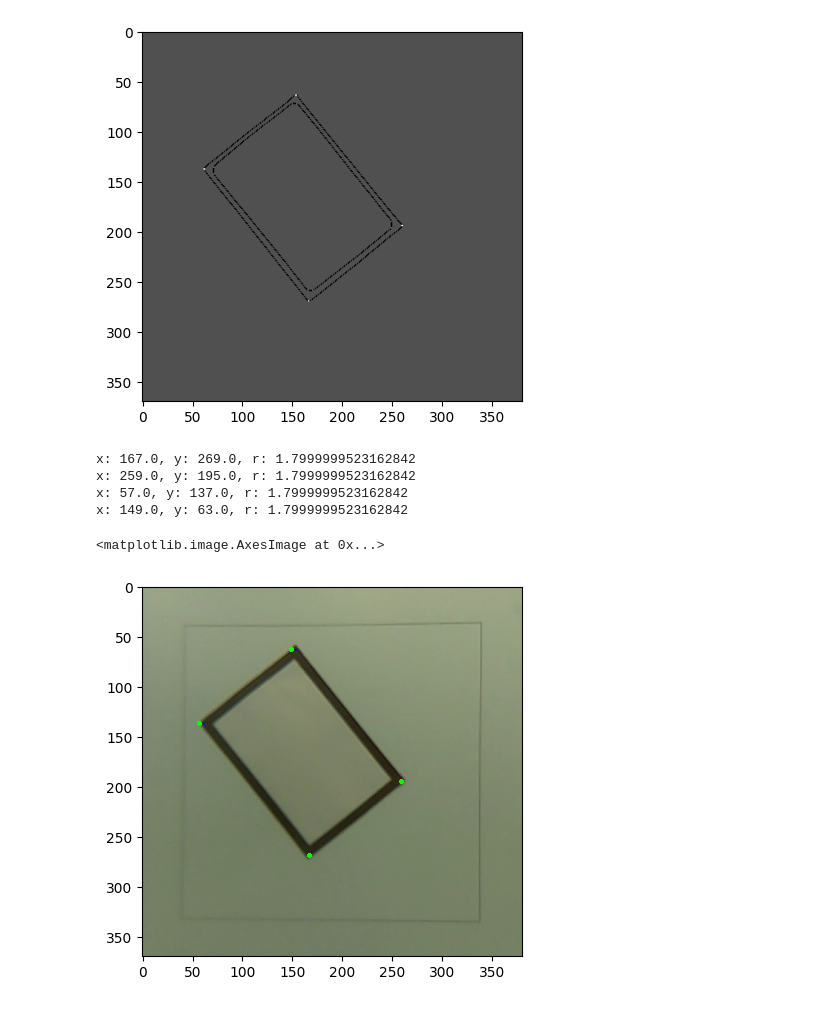
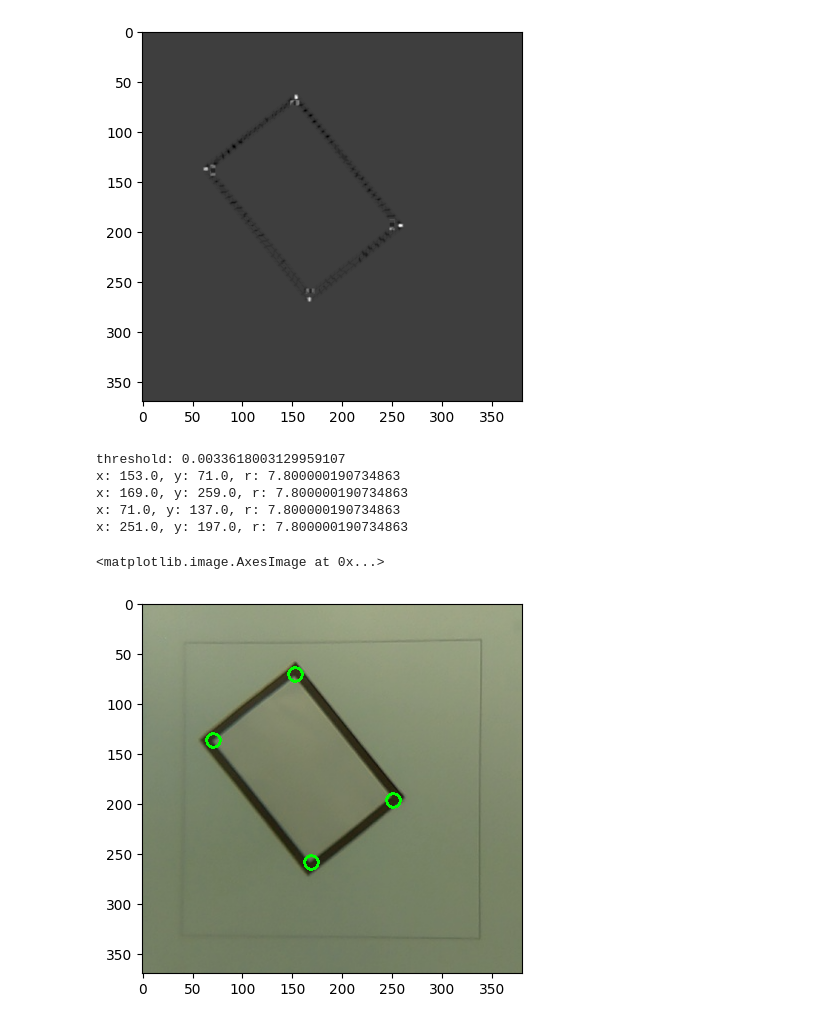
Before and after one commit to HQU-gxy/NUEDC_2023_E_snippet, a Jupyter notebook: rect.ipynb, the cells around one changed output. Cells and saved outputs as stored; diff of their text form; code cells hidden in the pictures.

Commit message:
normalize and params

```diff
--- a/rect.ipynb
+++ b/rect.ipynb
@@ -22,58 +19,62 @@ plt.imshow(inv_binary, cmap='gray')
 # %%
 kernel = np.ones((5,5),np.uint8)
 opened = cv2.morphologyEx(inv_binary, cv2.MORPH_OPEN, kernel)
-kernel = np.ones((3,3),np.uint8)
-eroded = cv2.erode(opened, kernel, iterations=2)
+kernel = np.ones((6,6),np.uint8)
+eroded = cv2.erode(opened, kernel, iterations=1)
 plt.imshow(eroded, cmap='gray')
 # %% [output]
 <matplotlib.image.AxesImage at 0x...>
 [figure]
 # %%
+# try these?
+# https://docs.opencv.org/4.8.0/df/d0c/tutorial_py_fast.html
 # https://docs.opencv.org/4.8.0/dc/d0d/tutorial_py_features_harris.html
-dst = cv2.cornerHarris(eroded, 2, 3, 0.04)
+# https://docs.opencv.org/4.8.0/db/d27/tutorial_py_table_of_contents_feature2d.html
+dst = cv2.cornerHarris(eroded, 5, 3, 0.04)
+m = np.iinfo(np.uint8).max
+cv2.normalize(dst, dst, alpha=0, beta=m, norm_type=cv2.NORM_MINMAX, dtype=cv2.CV_8U)
 plt.imshow(dst, cmap='gray')
 # %% [output]
 <matplotlib.image.AxesImage at 0x...>
 [figure]
 # %%
-# try these?
-# https://docs.opencv.org/3.4/df/d0c/tutorial_py_fast.html
-# https://docs.opencv.org/3.4/db/d27/tutorial_py_table_of_contents_feature2d.html
-
 res = img.copy()
-res[dst > 0.1*dst.max()] = [0, 0, 255]
 mask = dst.copy()
-mask[mask > 0.1*dst.max()] = 255
+THRESHOLD = 0.075
+threshold = THRESHOLD * dst.max()
+assert(0 <= THRESHOLD and THRESHOLD <= 1)
+print("threshold: {}".format(threshold))
+mask[mask > threshold] = 255
+mask[mask <= threshold] = 0
 # merge similar regions
-kernel = np.ones((5, 5), np.uint8)
+kernel = np.ones((8, 8), np.uint8)
 mask = cv2.dilate(mask, kernel, iterations=1).astype(np.uint8)
 # similar points to one
+h, w = mask.shape
+
 circles = cv2.HoughCircles(
     mask,
     method=cv2.HOUGH_GRADIENT,
     dp=2,
-    minDist=10,
+    minDist= w / 5,
     param1=3,
     param2=3,
-    minRadius=1,
-    maxRadius=3)
-# points = cv2.findNonZero(mask)
-# for p in points:
-#   x, y = p[0]
-#   print("x: {}, y: {}".format(x, y))
+    minRadius=3,
+    maxRadius=9)
 for c in circles[0,:]:
     if c is not None:
         x, y, r = c
         print("x: {}, y: {}, r: {}".format(x, y, r))
         x = int(x)
         y = int(y)
         r = int(r)
         cv2.circle(res, (x, y), r, (0, 255, 0), 2)
 plt.imshow(res)
 # %% [output]
-x: 167.0, y: 269.0, r: 1.7999999523162842
-x: 259.0, y: 195.0, r: 1.7999999523162842
-x: 57.0, y: 137.0, r: 1.7999999523162842
-x: 149.0, y: 63.0, r: 1.7999999523162842
+threshold: 0.0033618003129959107
+x: 153.0, y: 71.0, r: 7.800000190734863
+x: 169.0, y: 259.0, r: 7.800000190734863
+x: 71.0, y: 137.0, r: 7.800000190734863
+x: 251.0, y: 197.0, r: 7.800000190734863
 <matplotlib.image.AxesImage at 0x...>
-[figure, old version]
+[figure, new version]
```
Also changed, not shown: parts of 4 cells of this notebook.
